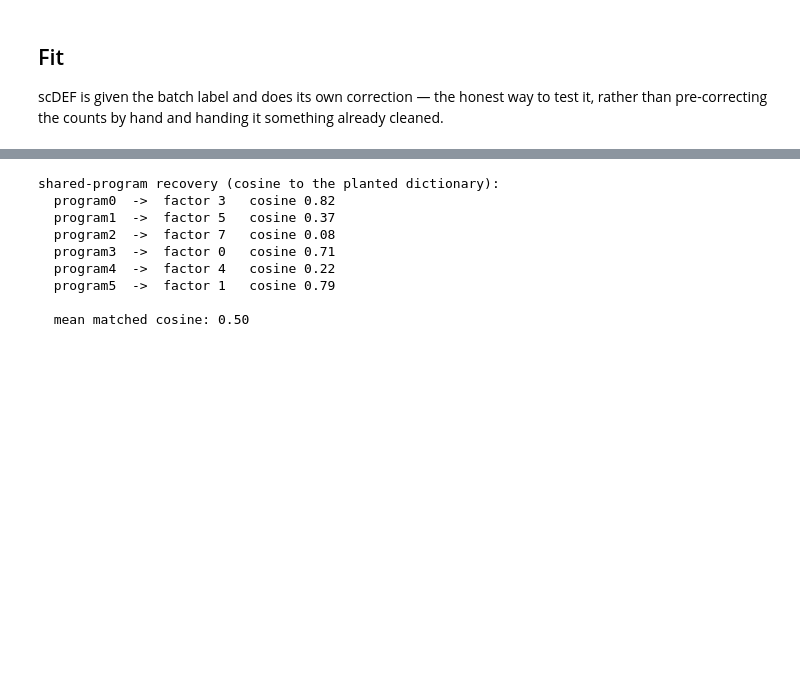
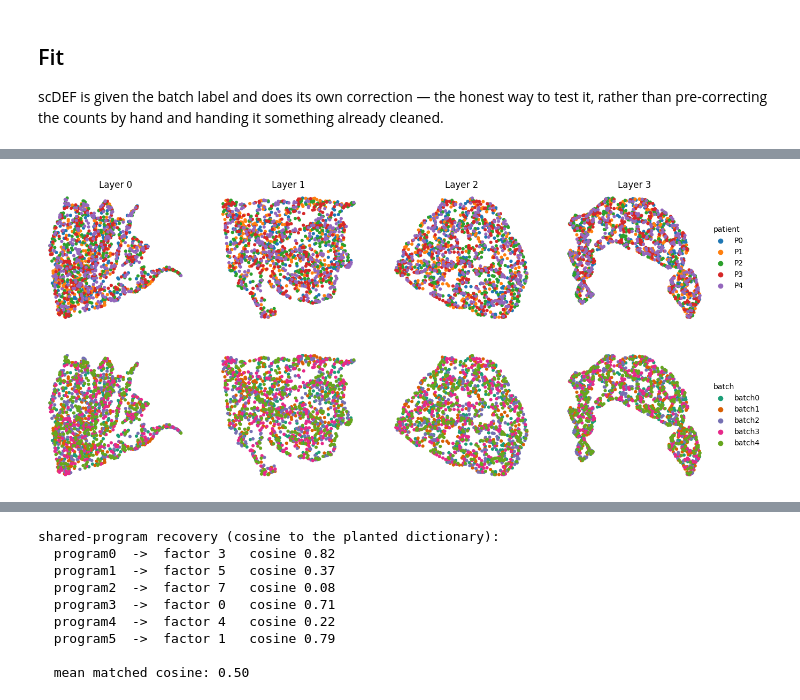
Before and after one commit to pedrofale/iscc, a Jupyter notebook: notebooks/tool_scdef_cohort.ipynb, the cells around one changed output, grey strips where cells are left out. Saved outputs shown, nothing was run; the diff lists cells and outputs as text; code cells hidden in the pictures; blank space fills up the shorter version.

```diff
--- a/notebooks/tool_scdef_cohort.ipynb
+++ b/notebooks/tool_scdef_cohort.ipynb
@@ -82,7 +109,4 @@ a `KeyError` telling you exactly that.
 # %%
-import scdef as scd
-
-print("layer sizes (finest -> coarsest):", sd.layer_sizes)
-scd.tl.set_confident_signatures(sd)
+sdt.set_confident_signatures(sd)
 sdp.make_graph(sd, show_all=False)
 # %% [output]
@@ -112,0 +122,5 @@ fig.tight_layout()
+# %%
+sdt.umap(sd)
+sdp.umap(sd, color=["patient", "batch"], figsize=(16, 7))
+# %% [output]
+[figure, added]
```
Also changed, not shown: parts of 14 cells of this notebook, 12 other files.
